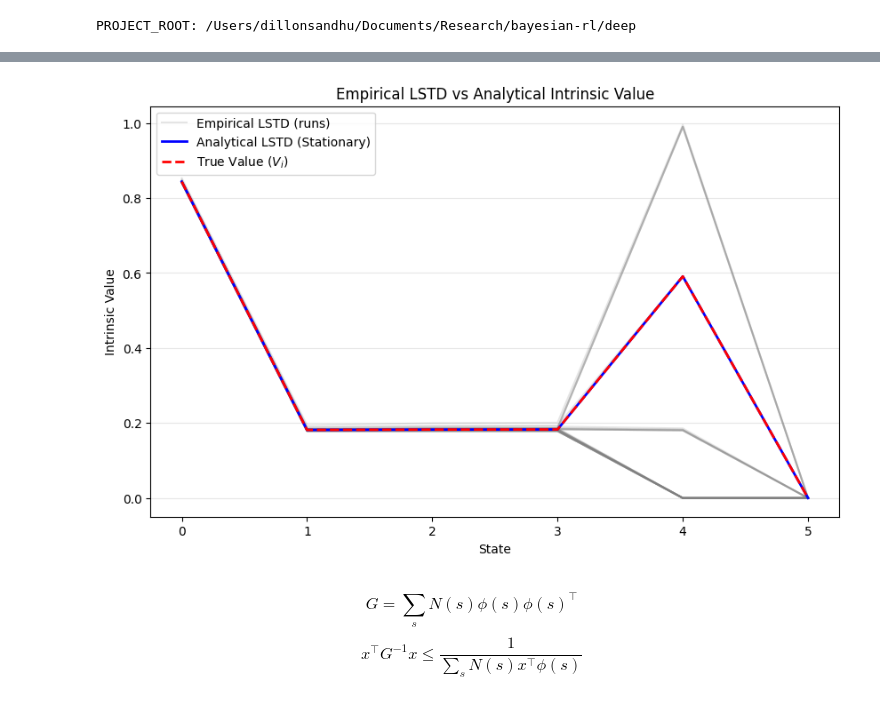
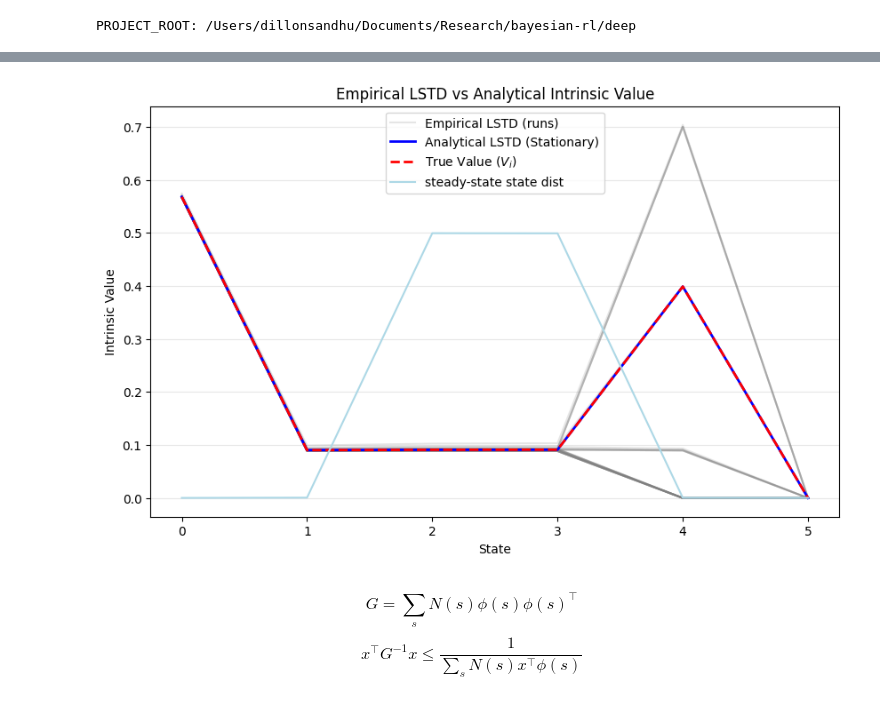
Before and after one commit to dillonmsandhu/td-avar-explore, a Jupyter notebook: deep/notebooks/demonstrate_lstd.ipynb, the cells around one changed output, grey strips where cells are left out. Saved outputs shown, nothing was run; the diff lists cells and outputs as text; code cells hidden in the pictures.

```diff
--- a/deep/notebooks/demonstrate_lstd.ipynb
+++ b/deep/notebooks/demonstrate_lstd.ipynb
@@ -55,7 +55,7 @@ Stationary Distribution: [2.4956049e-04 7.4881193e-04 4.9925140e-01 4.9900162e-0
 # %% [markdown]
 ### 2. Intrinsic Reward
 # %%
-T = 1000
+T = 128 * 32
 visits = jnp.int32(jnp.round(mu * T))
 visits
 
@@ -275,28 +266,29 @@ final_wi = jax.vmap(
 # %%
 import matplotlib.pyplot as plt
 
 plt.figure(figsize=(10, 6))
 
 # Plot all 32 runs of final_wi with low opacity
 # We transpose so final_wi.T is (States, Runs)
 # Then we iterate over columns (each run)
 for i in range(num_runs):
     # Set label only for the first one to avoid legend duplicates
     label = 'Empirical LSTD (runs)' if i == 0 else ""
     plt.plot(final_wi[i], color='gray', alpha=0.2, label=label)
 
 # Plot the analytical solutions for comparison
 plt.plot(V_lstd, color='blue', linewidth=2, label='Analytical LSTD (Stationary)')
 plt.plot(Vi, color='red', linewidth=2, linestyle='--', label='True Value ($V_i$)')
+plt.plot(mu, color='lightblue', label = 'steady-state state dist')
 
 plt.legend()
 plt.xlabel('State')
 plt.ylabel('Intrinsic Value')
 plt.title('Empirical LSTD vs Analytical Intrinsic Value')
 plt.grid(axis='y', alpha=0.3)
 plt.show()
 # %% [output]
-[figure, old version]
+[figure, new version]
 # %% [markdown]
 $$
 G = \sum_s N(s) \phi(s) \phi(s)^\top$$
```
Also changed, not shown: parts of 6 cells of this notebook, 19 other files.
